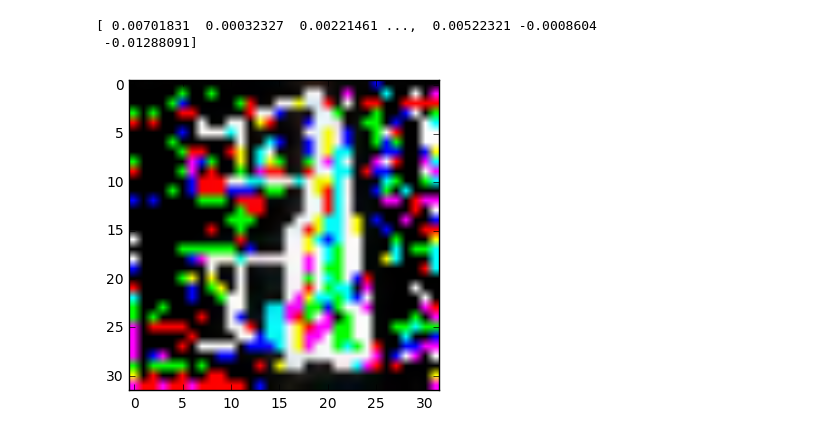
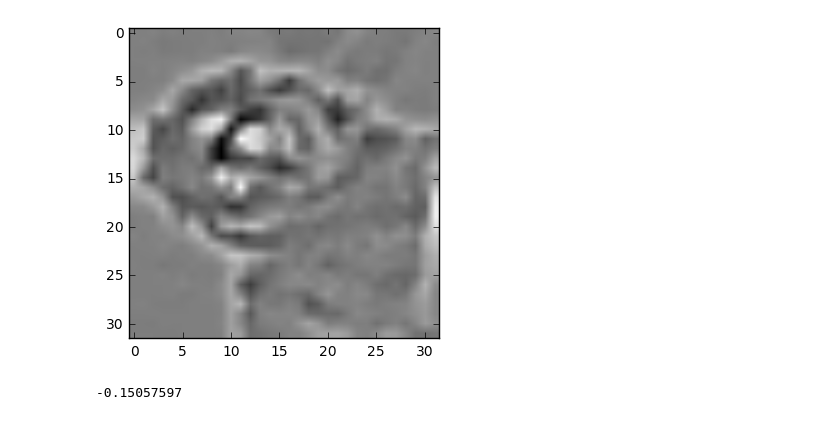
Before and after one commit to Victor2175/KernelMethods, a Jupyter notebook: Kernel methods.ipynb, the cells around one changed output. Saved outputs shown, nothing was run; the diff lists cells and outputs as text; code cells hidden in the pictures.

```diff
--- a/Kernel methods.ipynb
+++ b/Kernel methods.ipynb
@@ -41,19 +42,20 @@ d = Xtr.shape[1]
 # %%
 #The block to display images
 
 def displayImage(image):
-    plt.imshow(image)
+    plt.imshow(image, cmap='Greys')
     plt.show()
 
-Im = Xtr[0]
+Im = Xtr[15]
+
 
 Im = np.reshape(Im,(3,32,32))
-Im = Im.T
-displayImage(Im)
+I = (0.21*Im[0,:,:]+0.72*Im[1,:,:]+ 0.07*Im[2,:,:])
+I = I.T
+Im= Im.T+0.2
+displayImage(I)
 # %% [output]
-[ 0.00701831  0.00032327  0.00221461 ...,  0.00522321 -0.0008604
- -0.01288091]
-[figure, old version]
+[figure, new version]
 # %%
 #Preprocessing images
 #Code to tranform images into 16*16*16 dimensional histograms
@@ -135,2 +141,6 @@ for i in range(Xtr.shape[0]):
+# %%
+print np.min(X[0,:])
+# %% [output]
+-0.15057597
 # %%
 rho = 1
```
Also changed, not shown: parts of 19 cells of this notebook.
